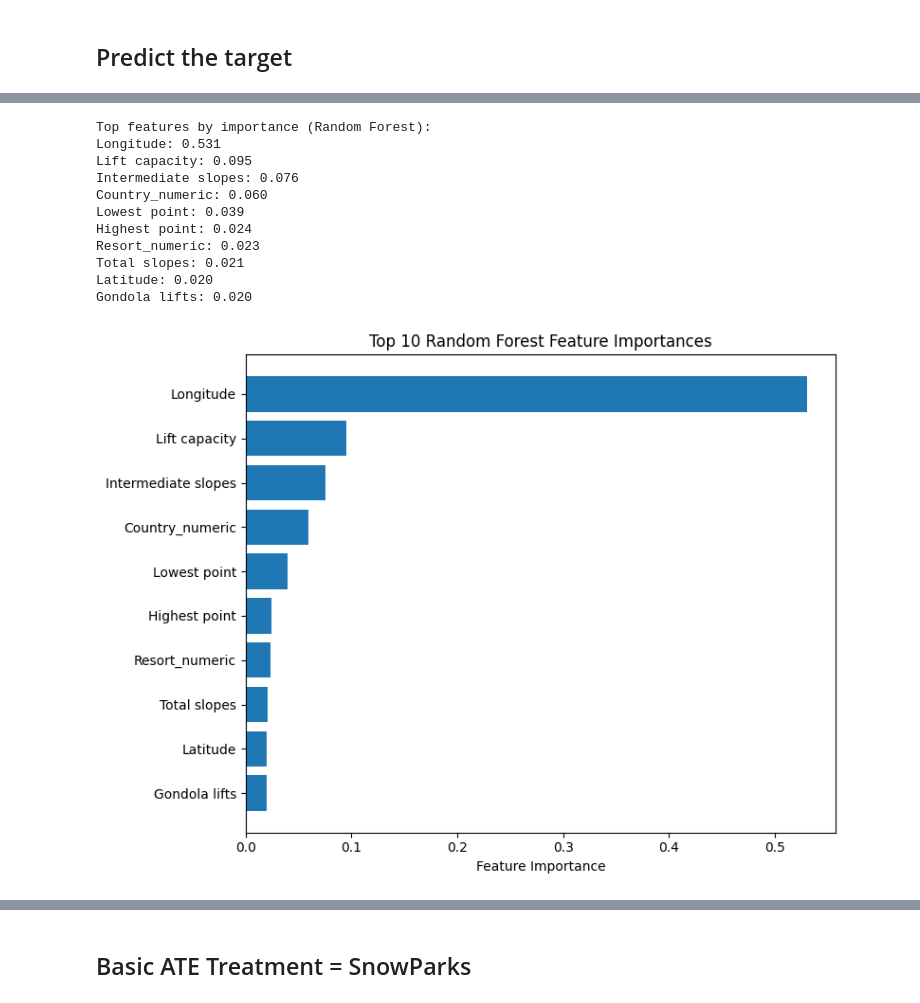
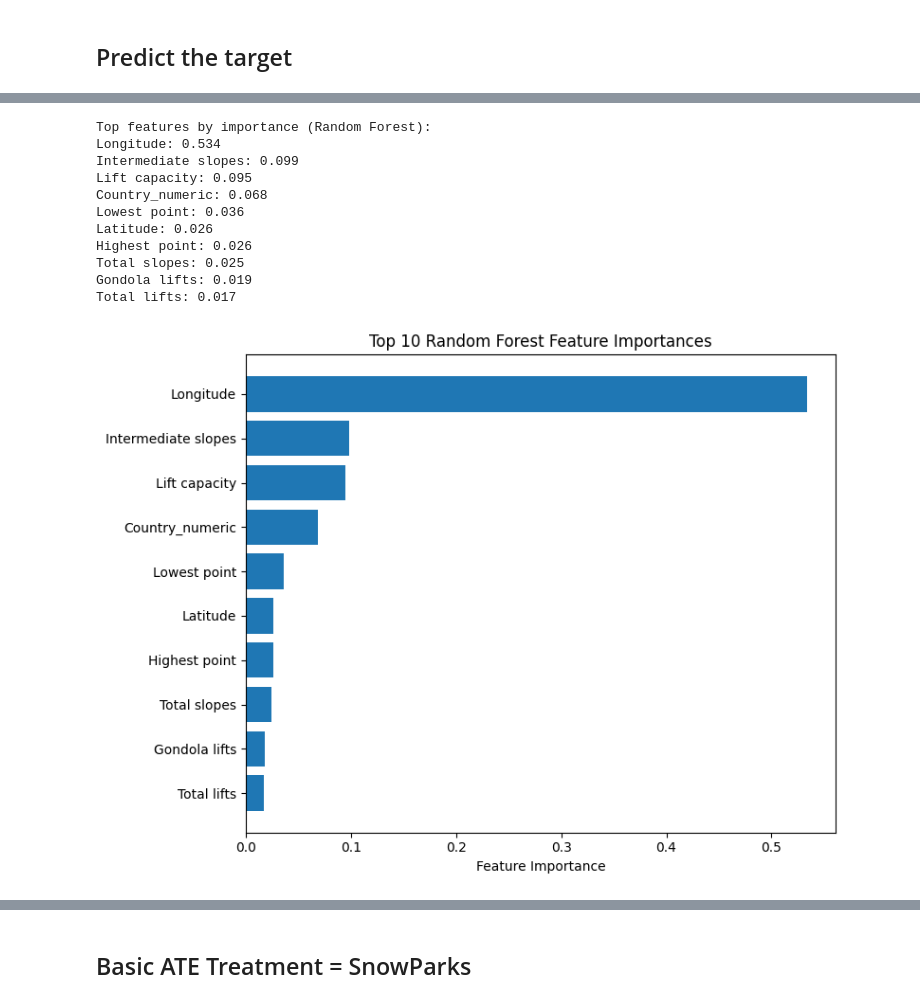
Before and after one commit to matansol/causal-inference-course, a Jupyter notebook: project/project.ipynb, the cells around one changed output, grey strips where cells are left out. Cells and saved outputs as stored; diff of their text form; code cells hidden in the pictures.

```diff
--- a/project/project.ipynb
+++ b/project/project.ipynb
@@ -179,7 +180,8 @@ ski_df["key"]  = ski_df["Resort"].astype(str).map(normalise)
 rank_df["key"] = rank_df["name"].astype(str).map(normalise)
 
 # Candidate list over all rank entries (global search)
-all_keys = rank_df['key'].dropna().tolist()
+available_keys = rank_df['key'].dropna().tolist()
+used_keys = set()  # Track already-matched keys to prevent duplicates
 
 # Thresholds per requirement (strictly greater than)
 STRICT_ACCEPT = 90   # >90: accept globally, ignore country
@@ -192,12 +194,26 @@ for _, row in ski_df.iterrows():
     key = row.get("key")
     ski_country = row.get("Country")
 
-    # Get top candidates globally by score
-    cands = process.extract(key, all_keys, scorer=fuzz.token_set_ratio, limit=10)
+    # Only consider unused candidates (without replacement matching)
+    current_candidates = [k for k in available_keys if k not in used_keys]
+
+    if not current_candidates:
+        # No more candidates available
+        best_ranks.append(None)
+        best_names.append(None)
+        continue
+
+    # Get top candidates globally by score from available candidates
+    cands = process.extract(key, current_candidates, scorer=fuzz.token_set_ratio, limit=10)
     chosen_rank = None
     chosen_name = None
+    chosen_key = None
 
     for cand_key, score, _ in cands:
+        # Skip if already used
+        if cand_key in used_keys:
+            continue
+
         # Fetch candidate row
         rdf = rank_df.loc[rank_df['key'] == cand_key]
         if rdf.empty:
@@ -207,27 +223,31 @@ for _, row in ski_df.iterrows():
 
         # Rule 1: score > 90 => accept regardless of country
         if score > STRICT_ACCEPT:
-            chosen_rank, chosen_name = r["rank"], r["name"]
+            chosen_rank, chosen_name, chosen_key = r["rank"], r["name"], cand_key
             break
 
         # Rule 2: score <= 90 => apply country-aware thresholds
         # If either country is missing
         if pd.isna(ski_country) or pd.isna(rank_country) or ski_country == '' or rank_country == '':
             if score > MISSING_COUNTRY_ACCEPT:
-                chosen_rank, chosen_name = r["rank"], r["name"]
+                chosen_rank, chosen_name, chosen_key = r["rank"], r["name"], cand_key
                 break
             else:
                 continue
         # Both countries present
         if str(ski_country) == str(rank_country):
             if score > SAME_COUNTRY_ACCEPT:
-                chosen_rank, chosen_name = r["rank"], r["name"]
+                chosen_rank, chosen_name, chosen_key = r["rank"], r["name"], cand_key
                 break
             else:
                 continue
         else:
             # Countries differ: do not accept this candidate, try next
             continue
+
+    # Mark the chosen key as used to prevent future matches
+    if chosen_key is not None:
+        used_keys.add(chosen_key)
 
     best_ranks.append(chosen_rank)
     best_names.append(chosen_name)
@@ -679,7 +738,7 @@ if target == 'Rank':
 else:
     df = merged
 numeric_cols = df.select_dtypes(include=[np.number]).columns
-confounders = [col for col in numeric_cols if col not in ['Price', 'Rank', 'rank']]
+confounders = [col for col in numeric_cols if col not in ['Price', 'Rank', 'rank', 'ID', 'Snowparks_numeric', 'Resort_numeric']]
 X = df[confounders]
 treatment = 'Snowparks_numeric' #'Nightskiing'
 # T = df_student[treatment]
@@ -688,3 +747,4 @@ X = df[confounders]
 # Remove the treatment column from confounders and select only those columns
 # Split the data into train and test sets
 X_train, X_test, y_train, y_test = train_test_split(X, y, test_size=0.2, random_state=42)
+confounders
@@ -770,34 +845,35 @@ XGBoost Metrics:
 # %%
 # Show the most important features for the Random Forest model (rf)
-importances = rf.feature_importances_
+importances_target = rf.feature_importances_
 feature_names = X_train.columns
 
 # Sort features by importance
-sorted_idx = importances.argsort()[::-1]
+sorted_idx = importances_target.argsort()[::-1]
+target_importances_features_names = feature_names[sorted_idx[:10]]
 print("Top features by importance (Random Forest):")
 for i in sorted_idx[:10]:
-    print(f"{feature_names[i]}: {importances[i]:.3f}")
+    print(f"{feature_names[i]}: {importances_target[i]:.3f}")
 
 # Plot feature importances
 import matplotlib.pyplot as plt
 
 plt.figure(figsize=(8, 6))
-plt.barh([feature_names[i] for i in sorted_idx[:10]], importances[sorted_idx[:10]])
+plt.barh([feature_names[i] for i in sorted_idx[:10]], importances_target[sorted_idx[:10]])
 plt.xlabel("Feature Importance")
 plt.title("Top 10 Random Forest Feature Importances")
 plt.gca().invert_yaxis()
 plt.tight_layout()
 plt.show()
 # %% [output]
 Top features by importance (Random Forest):
-Longitude: 0.531
+Longitude: 0.534
+Intermediate slopes: 0.099
 Lift capacity: 0.095
-Intermediate slopes: 0.076
-Country_numeric: 0.060
-Lowest point: 0.039
-Highest point: 0.024
-Resort_numeric: 0.023
-Total slopes: 0.021
-Latitude: 0.020
-Gondola lifts: 0.020
+Country_numeric: 0.068
+Lowest point: 0.036
+Latitude: 0.026
+Highest point: 0.026
+Total slopes: 0.025
+Gondola lifts: 0.019
+Total lifts: 0.017
-[figure, old version]
+[figure, new version]
```
Also changed, not shown: parts of 33 cells of this notebook.
